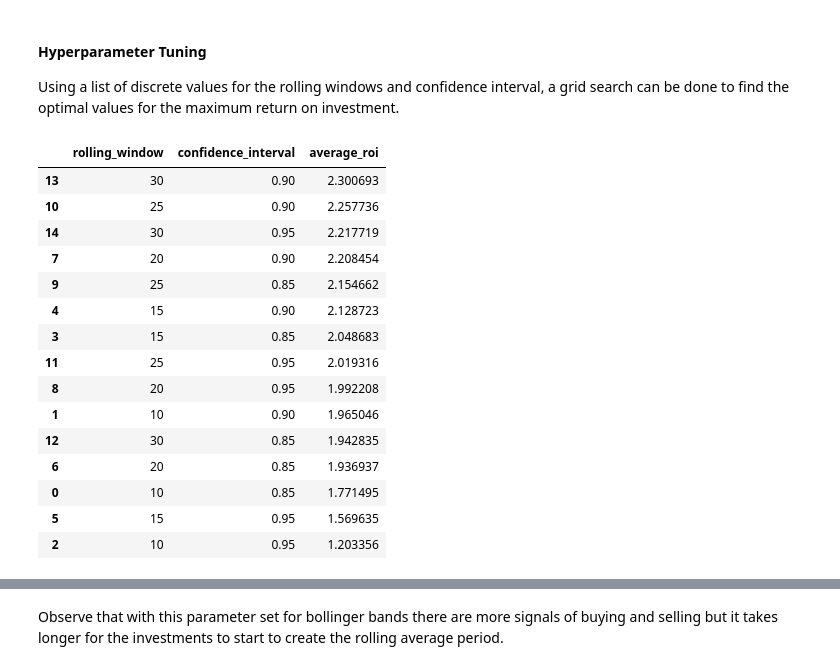
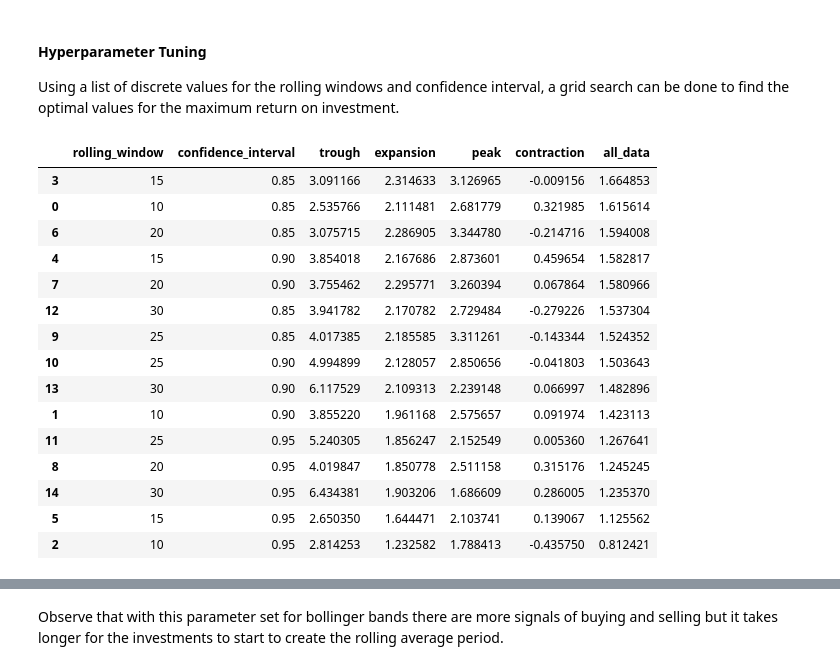
Before and after one commit to bennicholson2/Enhancing-Technical-Analysis-with-Data-Science, a Jupyter notebook: Technical Analysis/bollinger_bands.ipynb, the cells around one changed output, grey strips where cells are left out. Cells and saved outputs as stored; diff of their text form; code cells hidden in the pictures.

```diff
--- a/Technical Analysis/bollinger_bands.ipynb
+++ b/Technical Analysis/bollinger_bands.ipynb
@@ -254,12 +254,14 @@ from datetime import timedelta
 import numpy as np
 import pandas as pd
 
-def zip_calculate_stock_roi(bb_signals_nd, adj_close_nd, periods_date, periods_list, tickers, n_sample, initial_investment, future_investments, percent_to_buy, percent_to_sell):
+def zip_calculate_stock_roi(bb_signals_nd, adj_close_nd, periods_date, tickers, n_sample, initial_investment, future_investments, percent_to_buy, percent_to_sell):
     # Initialize a nested dictionary to store ROI percentages for each period and ticker
-    roi_results = {period: {ticker: [] for ticker in tickers} for period in periods_list}
+    roi_results = {period: {ticker: [] for ticker in tickers} for period in periods_date.keys()}
+    np.random.seed(42)
+
 
     # Loop through each economic period
-    for period in periods_list:
+    for period in periods_date.keys():
         # Create the date range for the current period
         date_range = pd.date_range(start=pd.to_datetime(periods_date[period][0]), end=pd.to_datetime(periods_date[period][1]) - timedelta(days=110))
 
@@ -524,17 +345,21 @@ def grid_search_bollinger_bands(etf_data,adj_close_etf_data,param_grid,periods_l
           signals_nd = collect_signals(data_nd,periods_list,tickers)
 
           # calculate the roi for that combination
-          roi_results = zip_calculate_stock_roi(signals_nd,adj_close_etf_data,periods_date,periods_list,tickers,n_sample,initial_investment,future_investment,percent_to_buy,percent_to_sell)
+          roi_results = zip_calculate_stock_roi(signals_nd,adj_close_etf_data,periods_date,tickers,n_sample,initial_investment,future_investment,percent_to_buy,percent_to_sell)
 
           # average the roi across all periods and tickers so there is a single value
-          average_roi = np.mean([np.mean(roi_results[period][ticker]) for period in periods_list for ticker in tickers])
+          average_roi = stochastic_roi(tickers,periods_date,roi_results,'Mean').mean()
 
           # Append the result (rolling window, confidence interval, average ROI) to the list
           results.append({
           'rolling_window': rolling_window,
           'confidence_interval': confidence_interval,
-          'average_roi': average_roi
-     })
+          'trough':average_roi[0],
+            'expansion':average_roi[1],
+            'peak':average_roi[2],
+            'contraction':average_roi[3],
+            'all_data':average_roi[4],
+        })
 
      # Convert the results list to a DataFrame
      roi_df = pd.DataFrame(results)
@@ -590,7 +452,6 @@ Chapter 1 had investigated buy and hold strategies, this acted as a foundation f
 # %%
 # create time periods for where this takes place
 economic_cycle_periods = {
-
     "trough": ("2008-10-01", "2009-06-01"),
     "expansion": ("2012-01-01", "2015-01-01"),
     "peak": ("2019-06-01", "2020-02-01"),
@@ -598,7 +459,7 @@ economic_cycle_periods = {
     'all_data': ('2005-01-01','2024-06-01')
 }
 
-economic_cycle_periods_list = ['trough','expansion','peak','contraction','all_data']
+economic_cycle_periods_list = economic_cycle_periods.keys()
 # %%
 # create etf tickers for sectors
 sector_etf_tickers = [
@@ -825,30 +663,30 @@ Using a list of discrete values for the rolling windows and confidence interval,
 # %%
 
 # create the dictionary for rolling windows and confidence intervals
-param_grid = {
+bb_parameters = {
     'rolling_windows':[10,15,20,25,30],# this is the rolling average it requires n days before an investment can be made
     'confidence_intervals':[0.85,0.90,0.95]
 }
 
 # perform the grid search funciton which is going to brute force test each combination of rolling windows and confidence intervals
-grid_search_bollinger_bands = grid_search_bollinger_bands(sector_etf_data,sector_etf_closed_price,param_grid,economic_cycle_periods_list,economic_cycle_periods,sector_etf_tickers,1000,0,100,0.20,0.2)
+grid_search_bollinger_bands = grid_search_bollinger_bands(sector_etf_data,sector_etf_closed_price,bb_parameters,economic_cycle_periods_list,economic_cycle_periods,sector_etf_tickers,1000,0,100,0.20,0.2)
 # %%
 # list the results of the hyperparameter tuning based on the average ROI across the sector etfs across each period
-grid_search_bollinger_bands.sort_values(by='average_roi',ascending=False)
+grid_search_bollinger_bands.sort_values(by='all_data',ascending=False)
 # %% [output]
-|  | rolling_window | confidence_interval | average_roi |
-| 13 | 30 | 0.90 | 2.300693 |
-| 10 | 25 | 0.90 | 2.257736 |
-| 14 | 30 | 0.95 | 2.217719 |
-| 7 | 20 | 0.90 | 2.208454 |
-| 9 | 25 | 0.85 | 2.154662 |
-| 4 | 15 | 0.90 | 2.128723 |
-| 3 | 15 | 0.85 | 2.048683 |
-| 11 | 25 | 0.95 | 2.019316 |
-| 8 | 20 | 0.95 | 1.992208 |
-| 1 | 10 | 0.90 | 1.965046 |
-| 12 | 30 | 0.85 | 1.942835 |
-| 6 | 20 | 0.85 | 1.936937 |
-| 0 | 10 | 0.85 | 1.771495 |
-| 5 | 15 | 0.95 | 1.569635 |
-| 2 | 10 | 0.95 | 1.203356 |
+|  | rolling_window | confidence_interval | trough | expansion | peak | contraction | all_data |
+| 3 | 15 | 0.85 | 3.091166 | 2.314633 | 3.126965 | -0.009156 | 1.664853 |
+| 0 | 10 | 0.85 | 2.535766 | 2.111481 | 2.681779 | 0.321985 | 1.615614 |
+| 6 | 20 | 0.85 | 3.075715 | 2.286905 | 3.344780 | -0.214716 | 1.594008 |
+| 4 | 15 | 0.90 | 3.854018 | 2.167686 | 2.873601 | 0.459654 | 1.582817 |
+| 7 | 20 | 0.90 | 3.755462 | 2.295771 | 3.260394 | 0.067864 | 1.580966 |
+| 12 | 30 | 0.85 | 3.941782 | 2.170782 | 2.729484 | -0.279226 | 1.537304 |
+| 9 | 25 | 0.85 | 4.017385 | 2.185585 | 3.311261 | -0.143344 | 1.524352 |
+| 10 | 25 | 0.90 | 4.994899 | 2.128057 | 2.850656 | -0.041803 | 1.503643 |
+| 13 | 30 | 0.90 | 6.117529 | 2.109313 | 2.239148 | 0.066997 | 1.482896 |
+| 1 | 10 | 0.90 | 3.855220 | 1.961168 | 2.575657 | 0.091974 | 1.423113 |
+| 11 | 25 | 0.95 | 5.240305 | 1.856247 | 2.152549 | 0.005360 | 1.267641 |
+| 8 | 20 | 0.95 | 4.019847 | 1.850778 | 2.511158 | 0.315176 | 1.245245 |
+| 14 | 30 | 0.95 | 6.434381 | 1.903206 | 1.686609 | 0.286005 | 1.235370 |
+| 5 | 15 | 0.95 | 2.650350 | 1.644471 | 2.103741 | 0.139067 | 1.125562 |
+| 2 | 10 | 0.95 | 2.814253 | 1.232582 | 1.788413 | -0.435750 | 0.812421 |
```
Also changed, not shown: parts of 89 cells of this notebook, 28 other files.
